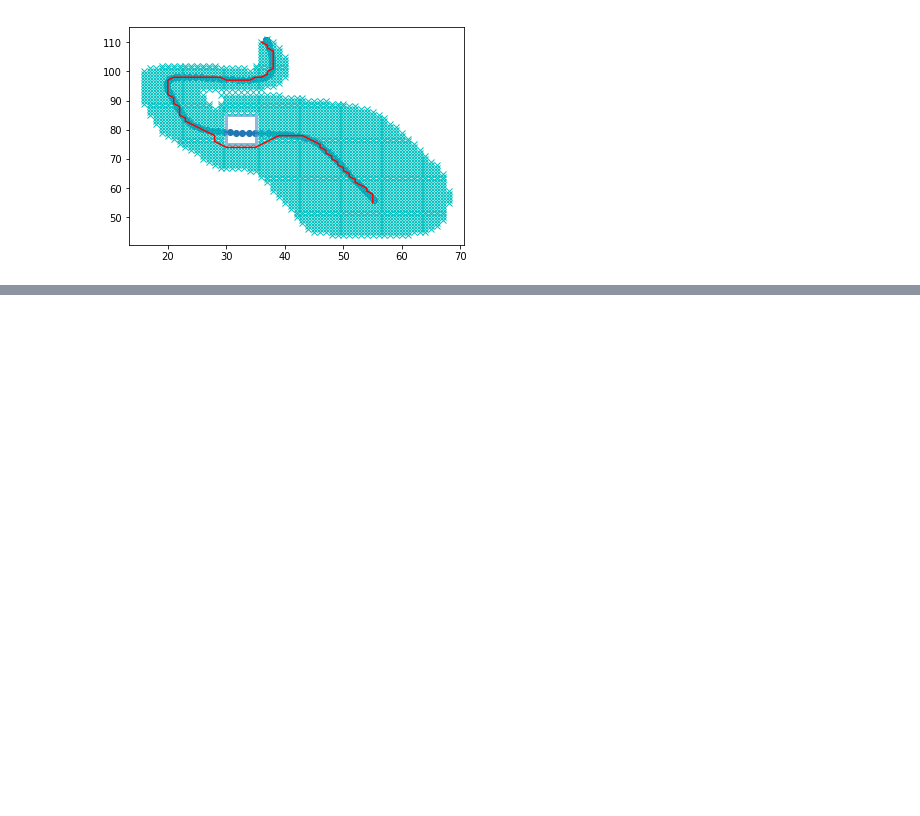
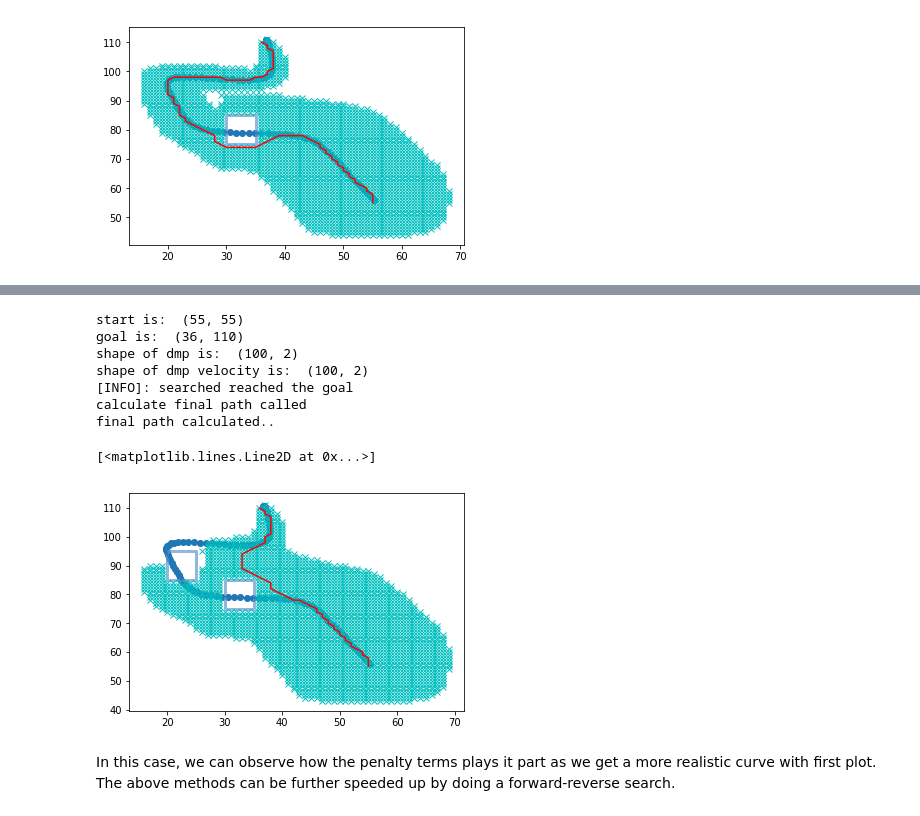
Before and after one commit to gutsy-robot/pydmps, a Jupyter notebook: pydmps/dmp_obstacle_avoidance_algo.ipynb, the cells around one changed output, grey strips where cells are left out. Drawn from its saved outputs; the diff is of its cells as text; code cells hidden in the pictures; blank space fills up the shorter version.

```diff
--- a/pydmps/dmp_obstacle_avoidance_algo.ipynb
+++ b/pydmps/dmp_obstacle_avoidance_algo.ipynb
@@ -366,0 +397,23 @@ final path calculated..
+# %%
+plt.plot(ob_x, ob_y, color='#6699cc', alpha=0.7, linewidth=3, solid_capstyle='round', zorder=2)
+plt.plot(ob_x2, ob_y2, color='#6699cc', alpha=0.7, linewidth=3, solid_capstyle='round', zorder=2)
+
+plt.plot(y_track_nc[:, 0], y_track_nc[:, 1])
+plt.scatter(y_track_nc[:, 0], y_track_nc[:, 1])
+
+rx, ry = dijkstra_planning(floor(x[0]), floor(y[0]), floor(x[-1]), floor(y[-1]), [obstacle, obstacle2], grid_size,
+                          dmp=y_track_nc, dmp_vel=dy_track_nc, dt=dmp.dt, deviation_penalty=False)
+
+plt.plot(rx, ry, "-r")
+# %% [output]
+start is:  (55, 55)
+goal is:  (36, 110)
+shape of dmp is:  (100, 2)
+shape of dmp velocity is:  (100, 2)
+[INFO]: searched reached the goal
+calculate final path called
+final path calculated..
+[<matplotlib.lines.Line2D at 0x...>]
+[figure, added]
+# %% [markdown]
+In this case, we can observe how the penalty terms plays it part as we get a more realistic curve with first plot. The above methods can be further speeded up by doing a forward-reverse search.
```
Also changed, not shown: parts of 6 cells of this notebook.
